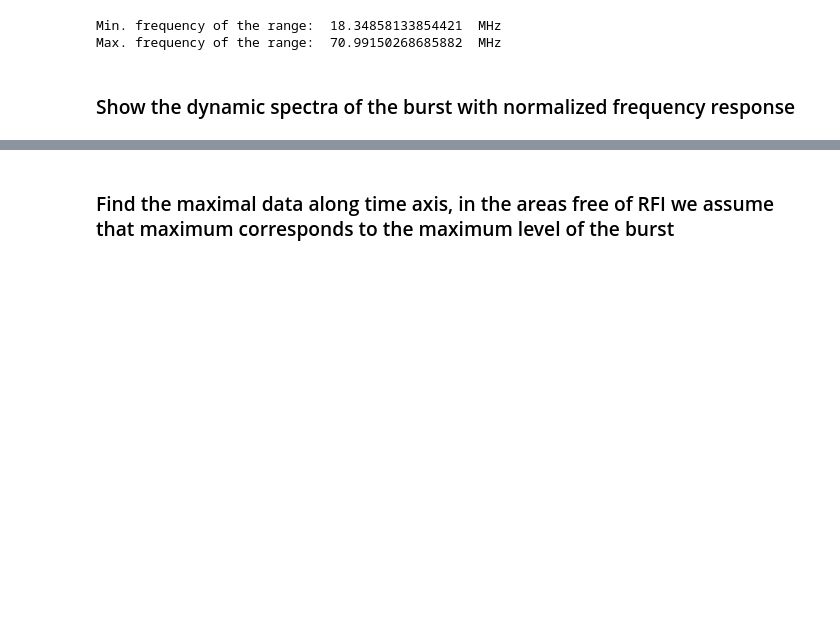
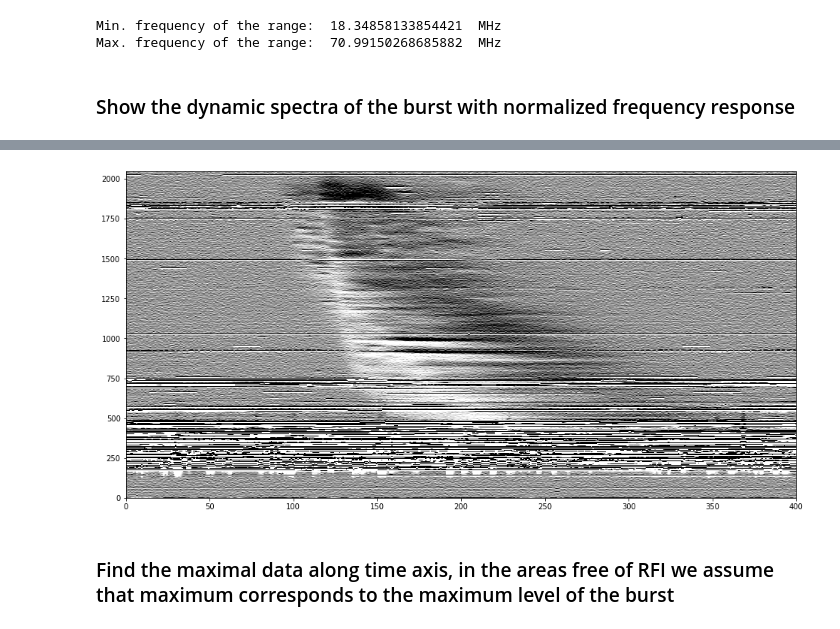
Before and after one commit to serge-yerin/jupyter-radio-astronomy, a Jupyter notebook: Sun_burst_GURT_2020.06.04.ipynb, the cells around one changed output, grey strips where cells are left out. Drawn from its saved outputs; the diff is of its cells as text; code cells hidden in the pictures; blank space fills up the shorter version.

```diff
--- a/Sun_burst_GURT_2020.06.04.ipynb
+++ b/Sun_burst_GURT_2020.06.04.ipynb
@@ -67,3 +92,16 @@ im1 = ax1.imshow(np.flipud(param), aspect='auto', vmin=v_min, vmax=v_max, cmap='
+# %%
+diff_f = param.copy()
+for i in range(diff_f.shape[0]-1):
+    diff_f[i, :] = diff_f[i+1, :] - diff_f[i, :]
+# %%
+v_min = -0.05
+v_max = 0.05
+fig = plt.figure(figsize=(16.0, 8.0))
+ax1 = fig.add_subplot(111)
+im1 = ax1.imshow(np.flipud(diff_f), aspect='auto', vmin=v_min, vmax=v_max, cmap='Greys_r', \
+                  extent=[0, diff.shape[1], 0, diff.shape[0]])
+# %% [output]
+[figure, added]
 # %% [markdown]
 ### Find the maximal data along time axis, in the areas free of RFI we assume that maximum corresponds to the maximum level of the burst
 # %%
```
Also changed, not shown: parts of 4 cells of this notebook.
